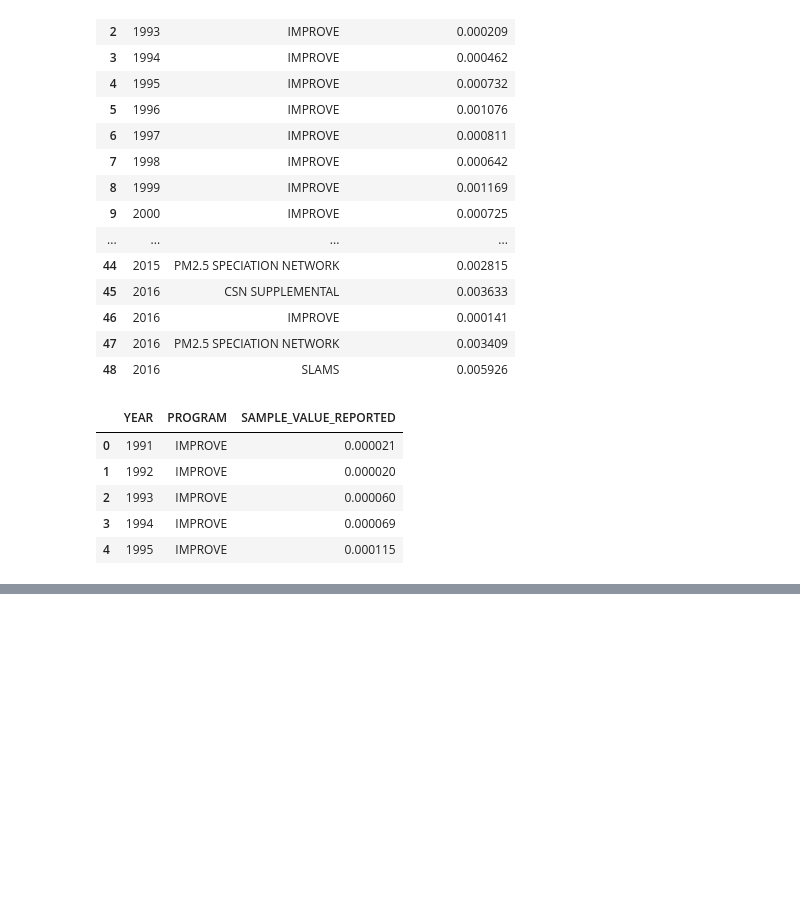
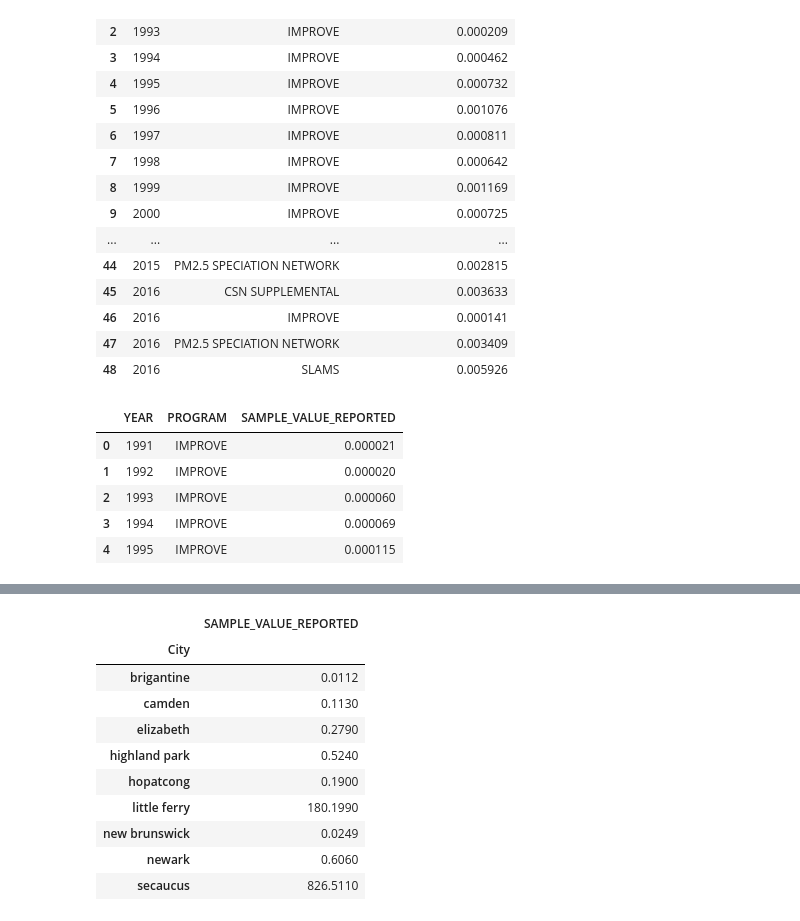
Before and after one commit to jjjjjeb/NJAir_EDA, a Jupyter notebook: Chromium/Chromium.ipynb, the cells around one changed output, grey strips where cells are left out. Saved outputs shown, nothing was run; the diff lists cells and outputs as text; code cells hidden in the pictures; blank space fills up the shorter version.

```diff
--- a/Chromium/Chromium.ipynb
+++ b/Chromium/Chromium.ipynb
@@ -776,0 +919,19 @@ plt.show()
+# %%
+grouped_city= chromium_df.groupby(["City"])
+
+
+city = pd.DataFrame(grouped_city["SAMPLE_VALUE_REPORTED"].max())
+
+city
+# %% [output]
+|  | SAMPLE_VALUE_REPORTED |
+| City |  |
+| brigantine | 0.0112 |
+| camden | 0.1130 |
+| elizabeth | 0.2790 |
+| highland park | 0.5240 |
+| hopatcong | 0.1900 |
+| little ferry | 180.1990 |
+| new brunswick | 0.0249 |
+| newark | 0.6060 |
+| secaucus | 826.5110 |
```
Also changed, not shown: parts of 10 cells of this notebook.
